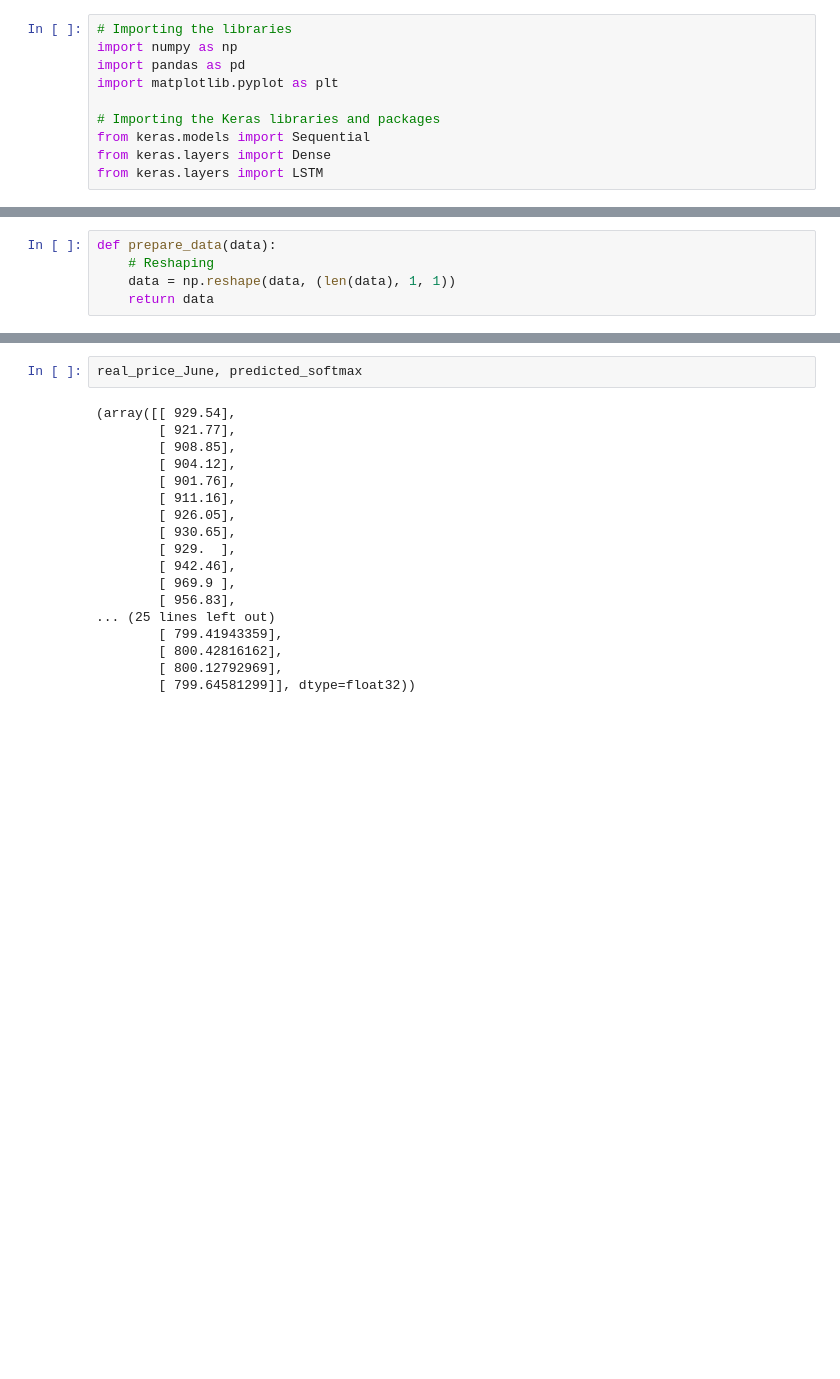
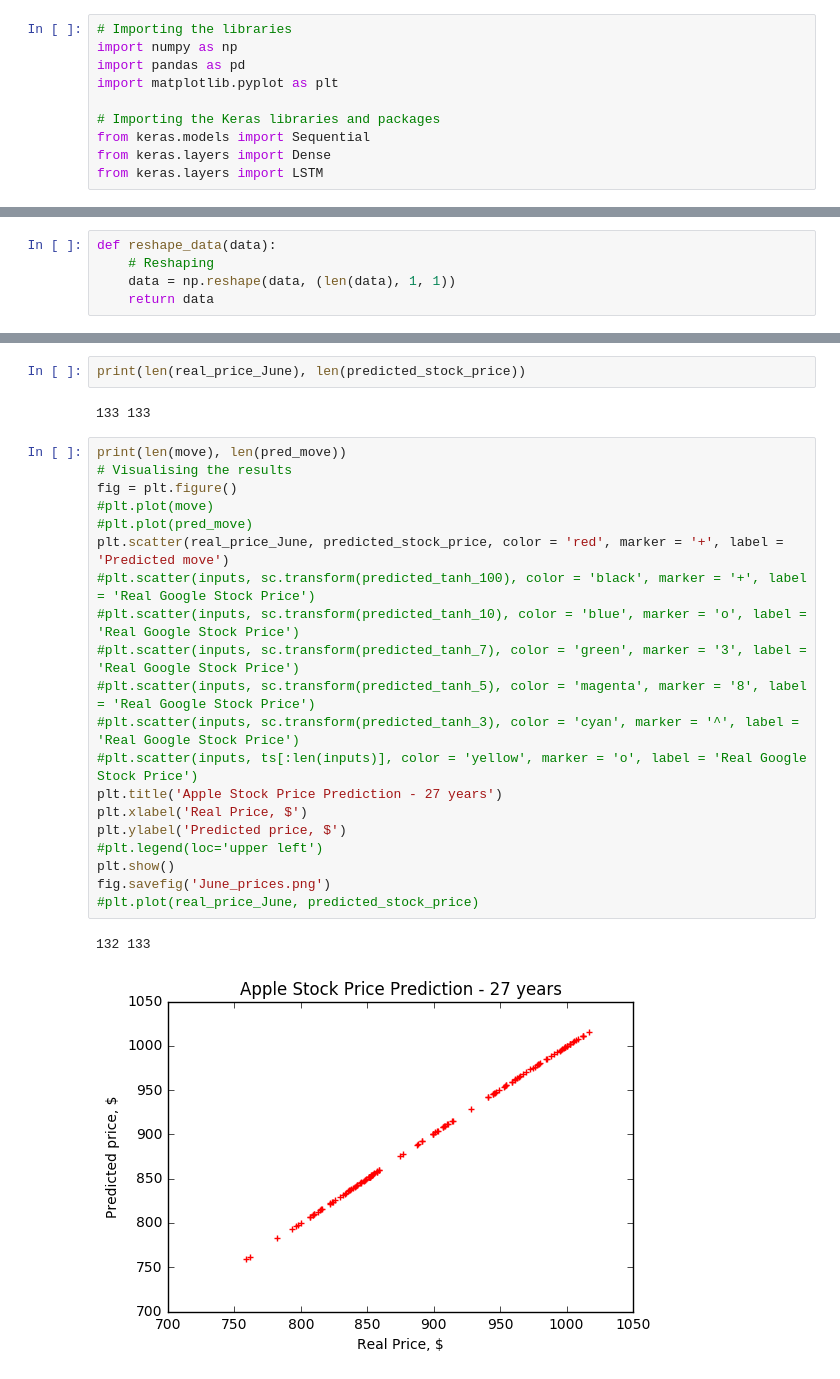
Before and after one commit to amla2016/RNN-Stock-Market-Predictor, a Jupyter notebook: RNN_notebook.ipynb, the cells around one changed output, grey strips where cells are left out. Saved outputs shown, nothing was run; the diff lists cells and outputs as text; blank space fills up the shorter version.

```diff
--- a/RNN_notebook.ipynb
+++ b/RNN_notebook.ipynb
@@ -24,5 +27,5 @@ def read_data(filename):
 # %%
-def prepare_data(data):
+def reshape_data(data):
     # Reshaping
     data = np.reshape(data, (len(data), 1, 1))
     return data
@@ -185,20 +246,27 @@ print(len(real_stock_price))
-# %%
-real_price_June, predicted_softmax
-# %% [output]
-(array([[ 929.54],
-        [ 921.77],
-        [ 908.85],
-        [ 904.12],
-        [ 901.76],
-        [ 911.16],
-        [ 926.05],
-        [ 930.65],
-        [ 929.  ],
-        [ 942.46],
-        [ 969.9 ],
-        [ 956.83],
-... (25 lines left out)
-        [ 799.41943359],
-        [ 800.42816162],
-        [ 800.12792969],
-        [ 799.64581299]], dtype=float32))
+# %%
+print(len(real_price_June), len(predicted_stock_price))
+# %% [output]
+133 133
+# %%
+print(len(move), len(pred_move))
+# Visualising the results
+fig = plt.figure()
+#plt.plot(move)
+#plt.plot(pred_move)
+plt.scatter(real_price_June, predicted_stock_price, color = 'red', marker = '+', label = 'Predicted move')
+#plt.scatter(inputs, sc.transform(predicted_tanh_100), color = 'black', marker = '+', label = 'Real Google Stock Price')
+#plt.scatter(inputs, sc.transform(predicted_tanh_10), color = 'blue', marker = 'o', label = 'Real Google Stock Price')
+#plt.scatter(inputs, sc.transform(predicted_tanh_7), color = 'green', marker = '3', label = 'Real Google Stock Price')
+#plt.scatter(inputs, sc.transform(predicted_tanh_5), color = 'magenta', marker = '8', label = 'Real Google Stock Price')
+#plt.scatter(inputs, sc.transform(predicted_tanh_3), color = 'cyan', marker = '^', label = 'Real Google Stock Price')
+#plt.scatter(inputs, ts[:len(inputs)], color = 'yellow', marker = 'o', label = 'Real Google Stock Price')
+plt.title('Apple Stock Price Prediction - 27 years')
+plt.xlabel('Real Price, $')
+plt.ylabel('Predicted price, $')
+#plt.legend(loc='upper left')
+plt.show()
+fig.savefig('June_prices.png')
+#plt.plot(real_price_June, predicted_stock_price)
+# %% [output]
+132 133
+[figure, added]
```
Also changed, not shown: parts of 15 cells of this notebook.
